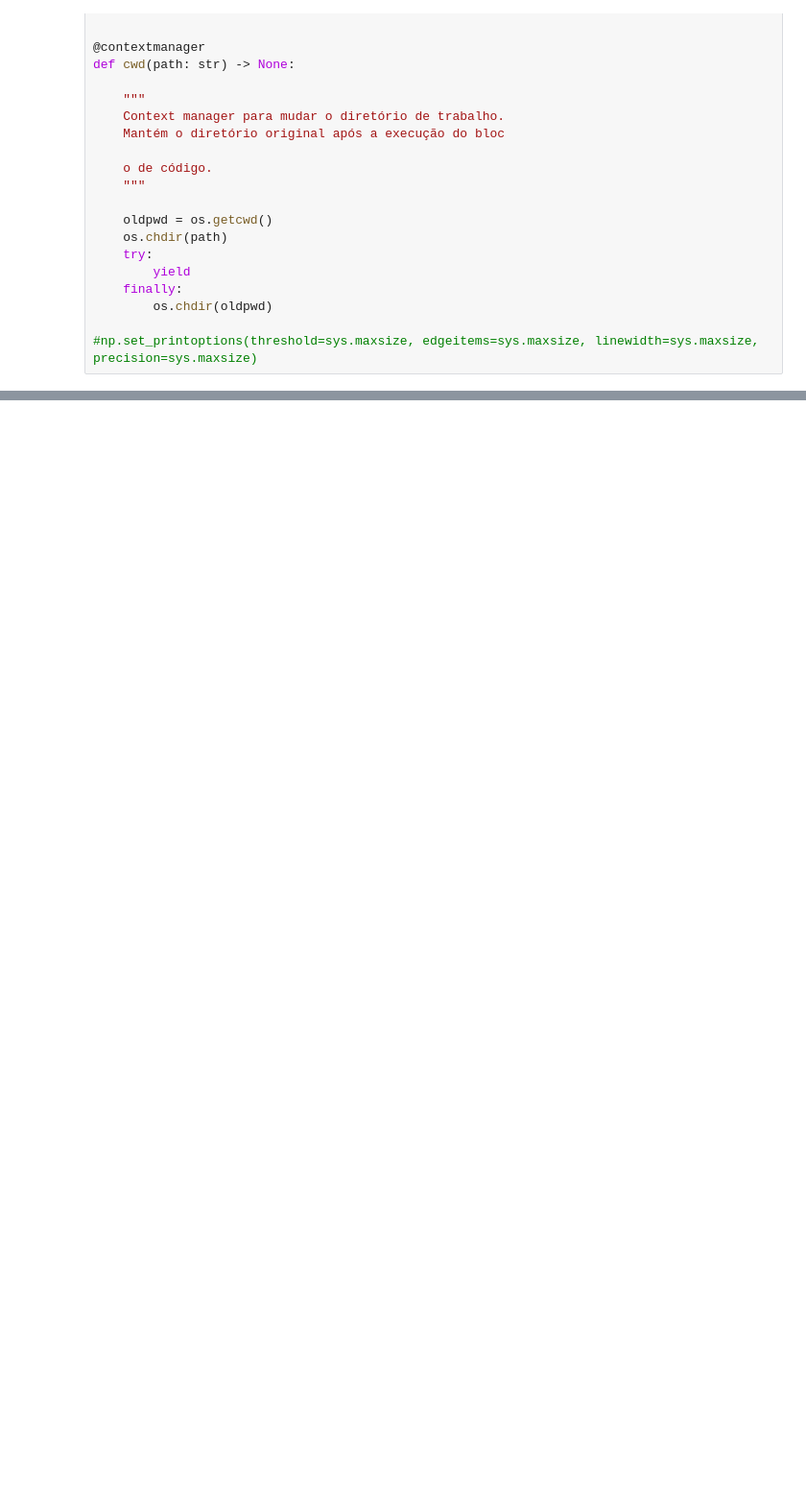
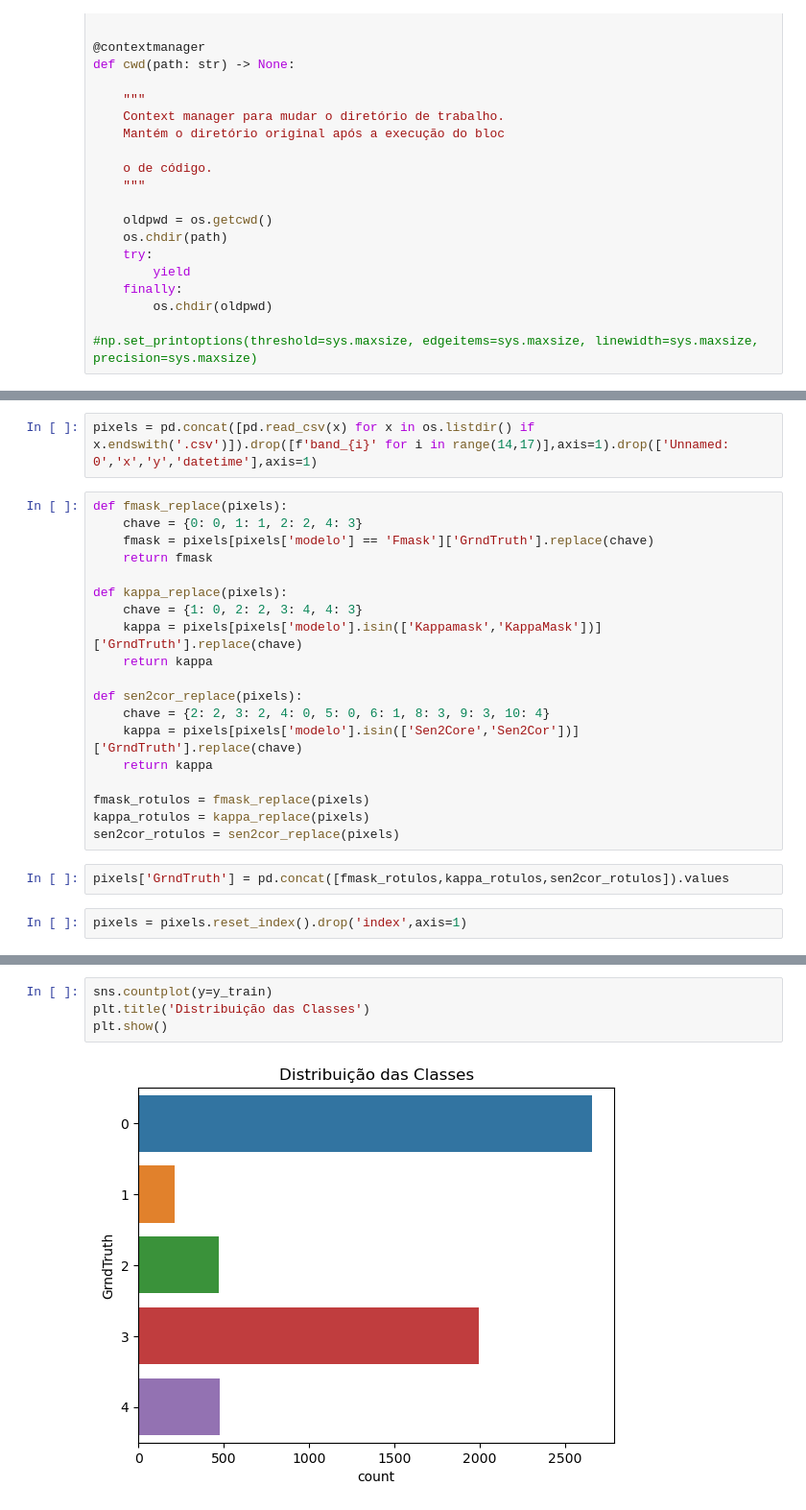
Before and after one commit to JeanArthurCostaDias/Cloud-Detection-Sentinel-2, a Jupyter notebook: main.ipynb, the cells around one changed output, grey strips where cells are left out. Shown at 96% size. Cells and saved outputs as stored; diff of their text form; blank space fills up the shorter version.

```diff
--- a/main.ipynb
+++ b/main.ipynb
@@ -282,0 +366,25 @@ for i in os.listdir(pasta_principal)[1:]:
+# %%
+pixels = pd.concat([pd.read_csv(x) for x in os.listdir() if x.endswith('.csv')]).drop([f'band_{i}' for i in range(14,17)],axis=1).drop(['Unnamed: 0','x','y','datetime'],axis=1)
+# %%
+def fmask_replace(pixels):
+    chave = {0: 0, 1: 1, 2: 2, 4: 3}
+    fmask = pixels[pixels['modelo'] == 'Fmask']['GrndTruth'].replace(chave)
+    return fmask
+
+def kappa_replace(pixels):
+    chave = {1: 0, 2: 2, 3: 4, 4: 3}
+    kappa = pixels[pixels['modelo'].isin(['Kappamask','KappaMask'])]['GrndTruth'].replace(chave)
+    return kappa
+
+def sen2cor_replace(pixels):
+    chave = {2: 2, 3: 2, 4: 0, 5: 0, 6: 1, 8: 3, 9: 3, 10: 4}
+    kappa = pixels[pixels['modelo'].isin(['Sen2Core','Sen2Cor'])]['GrndTruth'].replace(chave)
+    return kappa
+
+fmask_rotulos = fmask_replace(pixels)
+kappa_rotulos = kappa_replace(pixels)
+sen2cor_rotulos = sen2cor_replace(pixels)
+# %%
+pixels['GrndTruth'] = pd.concat([fmask_rotulos,kappa_rotulos,sen2cor_rotulos]).values
+# %%
+pixels = pixels.reset_index().drop('index',axis=1)
@@ -282,0 +490,6 @@ for i in os.listdir(pasta_principal)[1:]:
+# %%
+sns.countplot(y=y_train)
+plt.title('Distribuição das Classes')
+plt.show()
+# %% [output]
+[figure, added]
```
Also changed, not shown: parts of 4 cells of this notebook.
